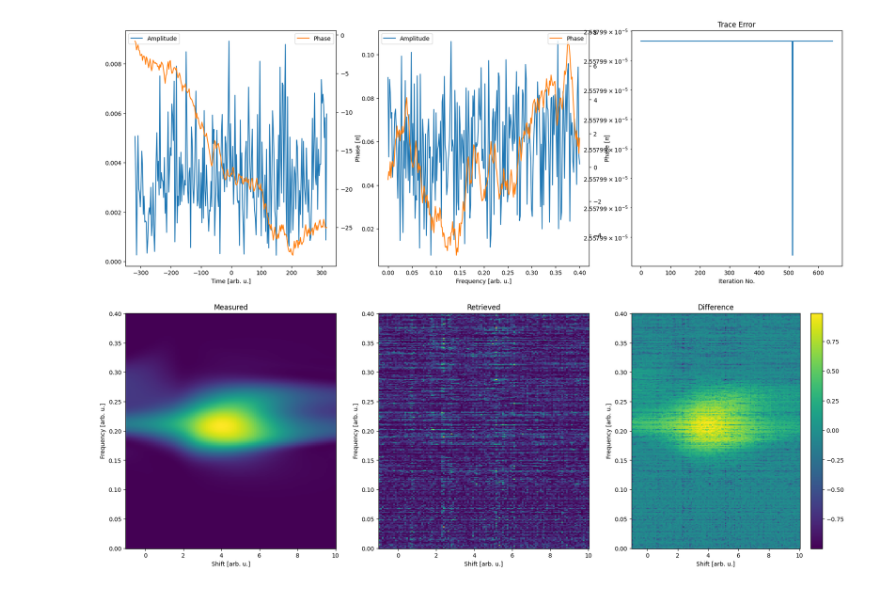
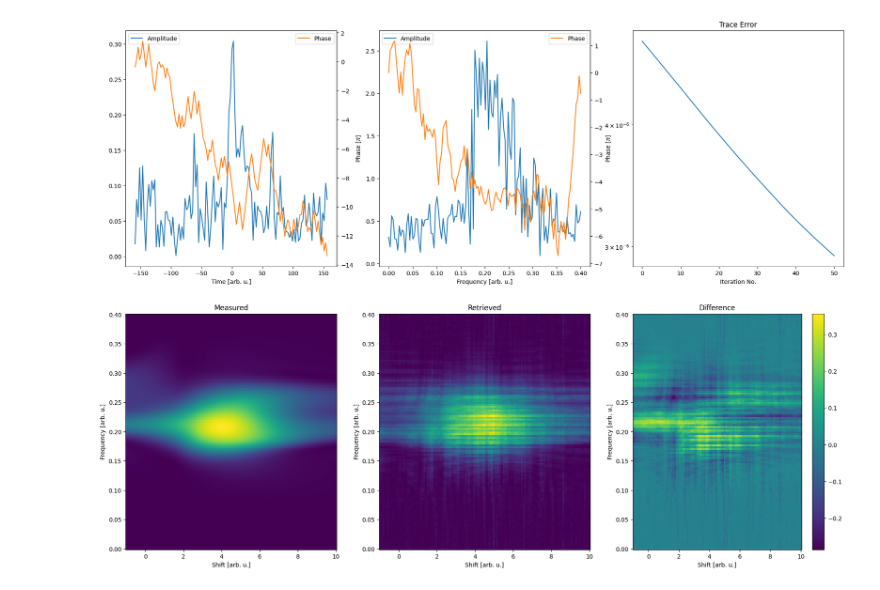
Before and after one commit to matillda123/Pulse-Retrieval-with-JAX, a Jupyter notebook: _usage_example.ipynb, the cells around one changed output. Cells and saved outputs as stored; diff of their text form; code cells hidden in the pictures.

```diff
--- a/_usage_example.ipynb
+++ b/_usage_example.ipynb
@@ -26,8 +26,17 @@ _, frequency_gate, _, pulse_f_gate = mp.generate_pulse((amp1,phase1))
 
 
 
-theta = jnp.linspace(-1,10,128)
-theta, frequency_trace, trace, spectra = mp.generate_chirpscan(time, frequency, pulse_t, pulse_f, "pg", theta, phase_type="material",
-                                                               chirp_parameters=refractiveindex.RefractiveIndexMaterial(shelf="main", book="SiO2", page="Malitson"),
-                                                               N=128*2, frequency_range=(0,0.4))
+# theta = jnp.linspace(-1,10,128)
+# theta, frequency_trace, trace, spectra = mp.generate_chirpscan(time, frequency, pulse_t, pulse_f, "pg", theta, phase_type="material",
+#                                                                chirp_parameters=refractiveindex.RefractiveIndexMaterial(shelf="main", book="SiO2", page="Malitson"),
+#                                                                N=128, frequency_range=(0,0.4))
+
+
+
+
+delay = jnp.linspace(-50,100,128)
+delay, frequency_trace, trace, spectra = mp.generate_frog(time, frequency, pulse_t, pulse_f, "pg", delay,
+                                                          cross_correlation=True,
+                                                          gate=(frequency_gate, pulse_f_gate),
+                                                          N=128, frequency_range=(0,0.4))
 # %% [output]
@@ -36,25 +69,26 @@ WARNING:2026-01-25 16:31:40,977:jax._src.xla_bridge:852: An NVIDIA GPU may be pr
 # %%
-from pulsedjax.chirp_scan import COPRA
+from pulsedjax.chirp_scan import PtychographicIterativeEngine
 
-pie = COPRA(theta, frequency_trace, trace, "pg", phase_type="material",
-                                   chirp_parameters=refractiveindex.RefractiveIndexMaterial(shelf="main", book="SiO2", page="Malitson"))#, cross_correlation="doubleblind")
+pie = PtychographicIterativeEngine(theta, frequency_trace, trace, "pg", phase_type="material",
+                                   chirp_parameters=refractiveindex.RefractiveIndexMaterial(shelf="main", book="SiO2", page="Malitson"),
+                                   pie_method="ePIE")#, cross_correlation="doubleblind")
 
 # pie.use_measured_spectrum(spectra.pulse[0], spectra.pulse[1], "pulse")
 # pie.use_measured_spectrum(spectra.gate[0], spectra.gate[1], "gate")
 
 population = pie.create_initial_population(1, "random")
 
 #pie.alpha = 0.15
-pie.local_gamma = 1
-pie.global_gamma = 1e-3
+pie.local_gamma = 0.1
+pie.global_gamma = 1e8
 
 
-# pie.set_nonlinear_optimization(local_method=False, global_method="lbfgs", memory=10)
-# pie.set_linesearch(method="zoom", delta_gamma=1.25, max_steps=5)
+pie.set_nonlinear_optimization(local_method=False, global_method="full", memory=10)
+pie.set_linesearch(method="zoom", delta_gamma=2, max_steps=25)
 #pie.set_S_prime_params(global_method="projection")
 
 
-final_result = pie.run(population, 150, 500)
+final_result = pie.run(population, 1, 50)
 pie.plot_results(final_result)
 # %% [output]
-[figure, old version]
+[figure, new version]
```
Also changed, not shown: parts of 15 cells of this notebook, 5 other files.
